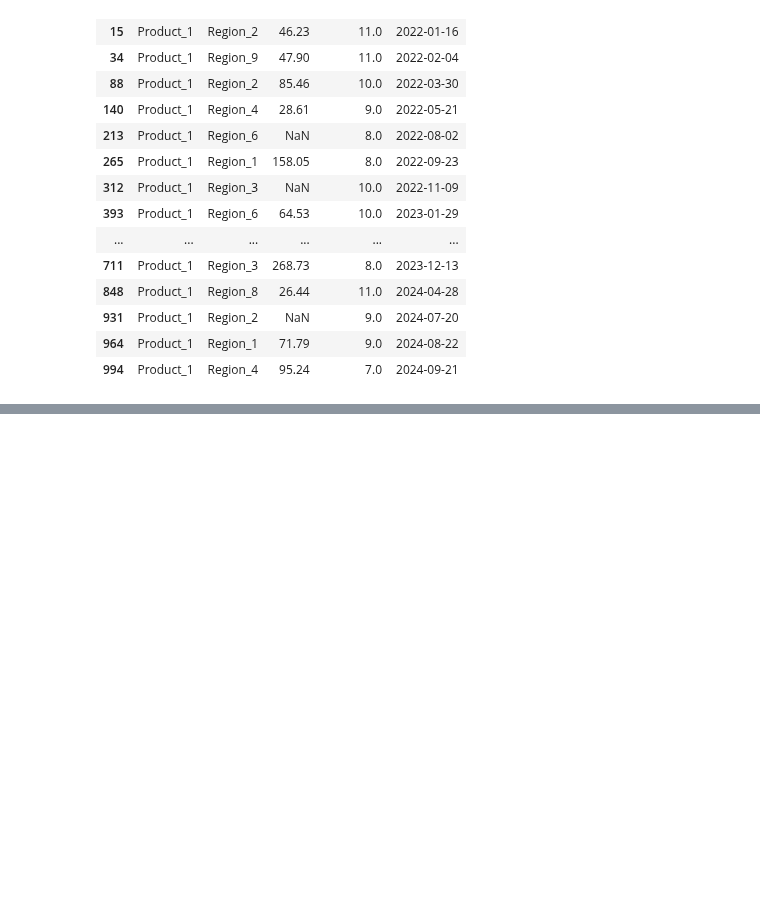
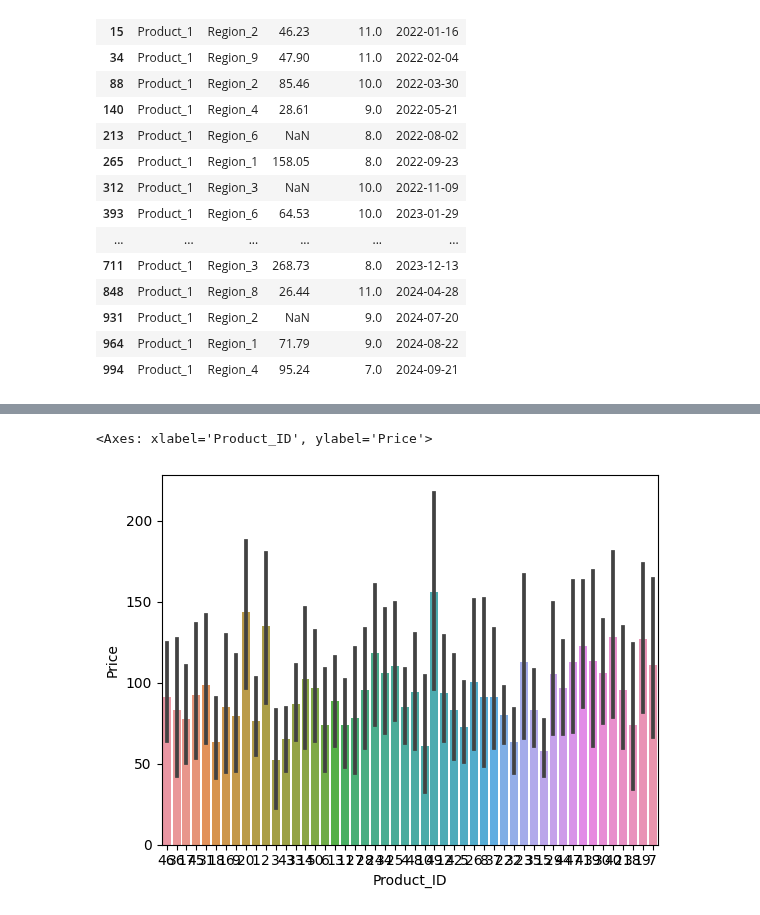
Before and after one commit to mahinbindra/schulich_data_science, a Jupyter notebook: Assignments/assignment_1_descriptive stats and probability.ipynb, the cells around one changed output, grey strips where cells are left out. Saved outputs shown, nothing was run; the diff lists cells and outputs as text; code cells hidden in the pictures; blank space fills up the shorter version.

```diff
--- a/Assignments/assignment_1_descriptive stats and probability.ipynb
+++ b/Assignments/assignment_1_descriptive stats and probability.ipynb
@@ -419,0 +519,2 @@ group.get_group('Product_1')
+# %%
+sales1['Sales'] = sales1['Price']*sales['Units Sold']
@@ -419,0 +543,5 @@ group.get_group('Product_1')
+# %%
+sns.barplot(data = sales1, x = 'Product_ID', y = 'Price')
+# %% [output]
+<Axes: xlabel='Product_ID', ylabel='Price'>
+[figure, added]
```
Also changed, not shown: parts of 25 cells of this notebook, 1 other file.
